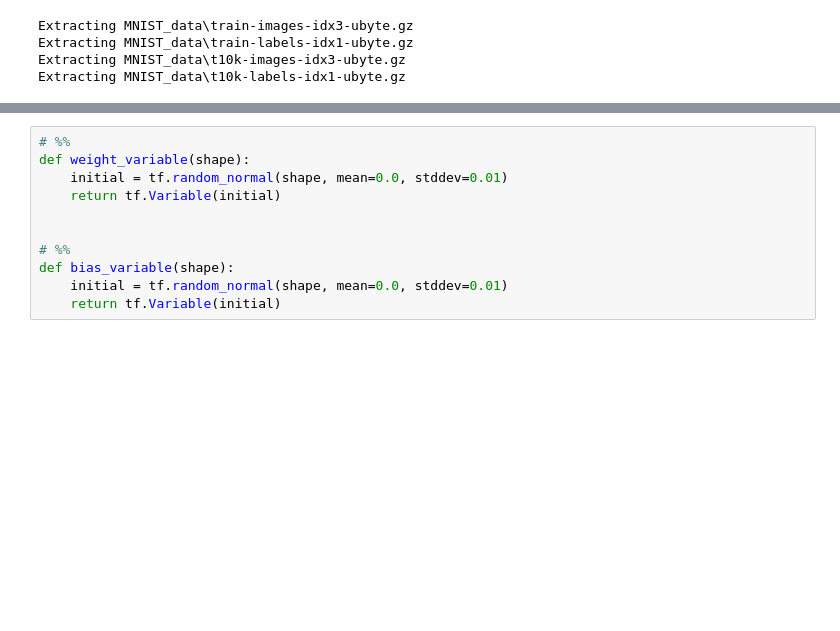
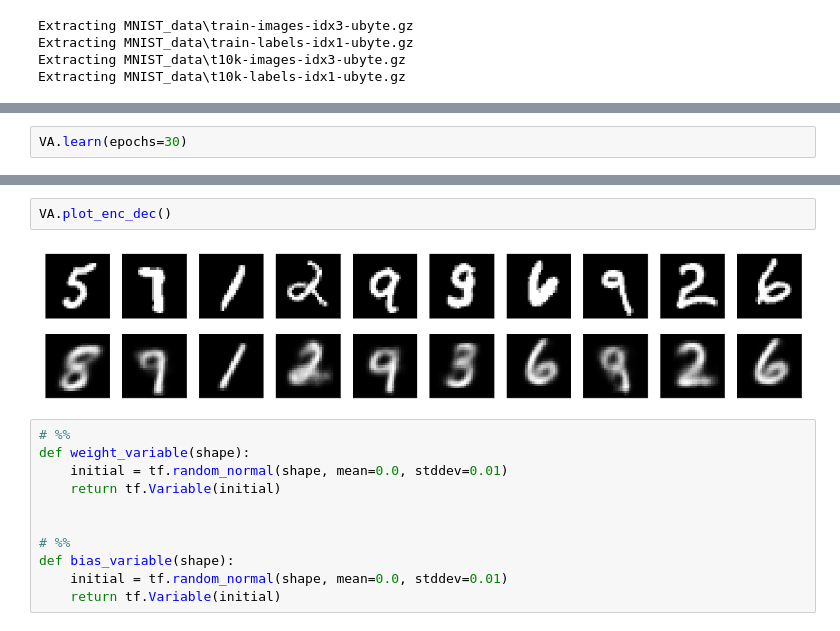
Before and after one commit to ibarrond/VariationalAutoencoders, a Jupyter notebook: VarAutoenc.ipynb, the cells around one changed output, grey strips where cells are left out. Saved outputs shown, nothing was run; the diff lists cells and outputs as text; blank space fills up the shorter version.

```diff
--- a/VarAutoenc.ipynb
+++ b/VarAutoenc.ipynb
@@ -335,0 +367,2 @@ ValueError: Dimensions must be equal, but are 128 and 256 for 'MatMul_35' (op: '
+# %%
+VA.learn(epochs=30)
@@ -336,3 +387,7 @@ ValueError: Dimensions must be equal, but are 128 and 256 for 'MatMul_35' (op: '
+# %%
+VA.plot_enc_dec()
+# %% [output]
+[figure, added]
 # %%
 # %%
 def weight_variable(shape):
```
Also changed, not shown: parts of 4 cells of this notebook, 8 other files.
